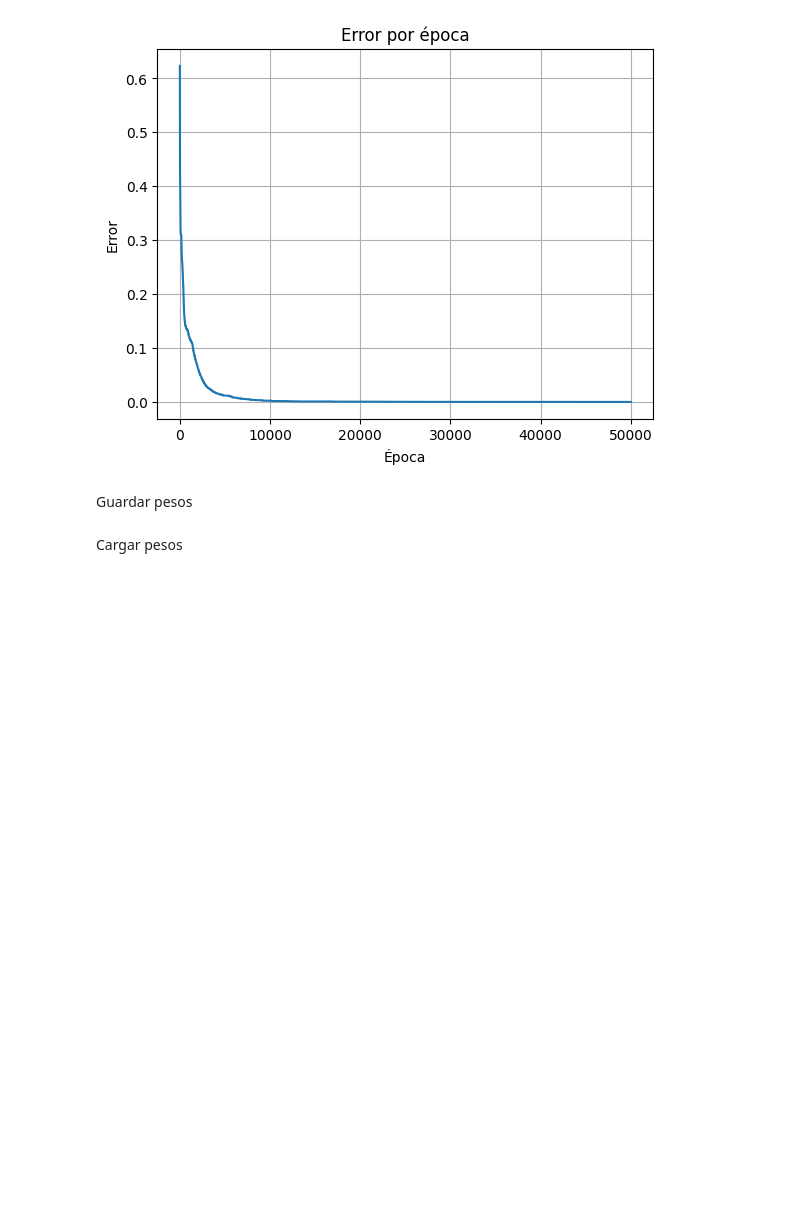
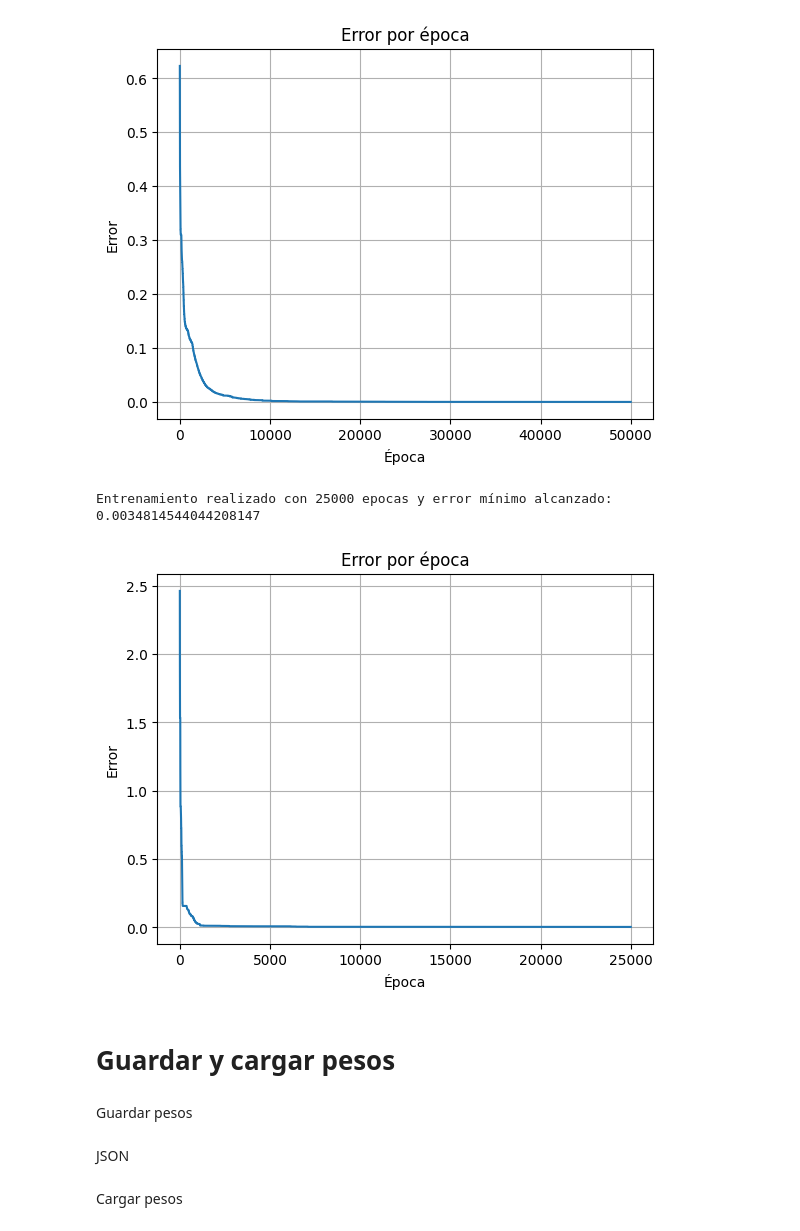
Before and after one commit to matias-cisnero/autoencoder-intro-ia, a Jupyter notebook: autoencoder-numpy.ipynb, the cells around one changed output. Cells and saved outputs as stored; diff of their text form; code cells hidden in the pictures; blank space fills up the shorter version.

```diff
--- a/autoencoder-numpy.ipynb
+++ b/autoencoder-numpy.ipynb
@@ -359,8 +477,17 @@ w1, w2, w3, w4, b1, b2, b3, b4 = autoencoder2(x, x, 0.001, 50000)
 # %% [output]
 Entrenamiento realizado con 50000 epocas y error mínimo alcanzado: 7.295279668433591e-05
 [figure]
+# %%
+w1, w2, w3, w4, b1, b2, b3, b4 = autoencoder3(x, x, 0.001, 25000, 132) #94
+# %% [output]
+Entrenamiento realizado con 25000 epocas y error mínimo alcanzado: 0.0034814544044208147
+[figure, added]
+# %% [markdown]
+# Guardar y cargar pesos
 # %% [markdown]
 Guardar pesos
 # %%
 pesos_a_guardar = np.array([w1, w2, w3, w4, b1, b2, b3, b4], dtype=object)
 np.save("pesos_autoencoder.npy", pesos_a_guardar, allow_pickle=True)
+# %% [markdown]
+JSON
```
Also changed, not shown: parts of 26 cells of this notebook, 4 other files.
